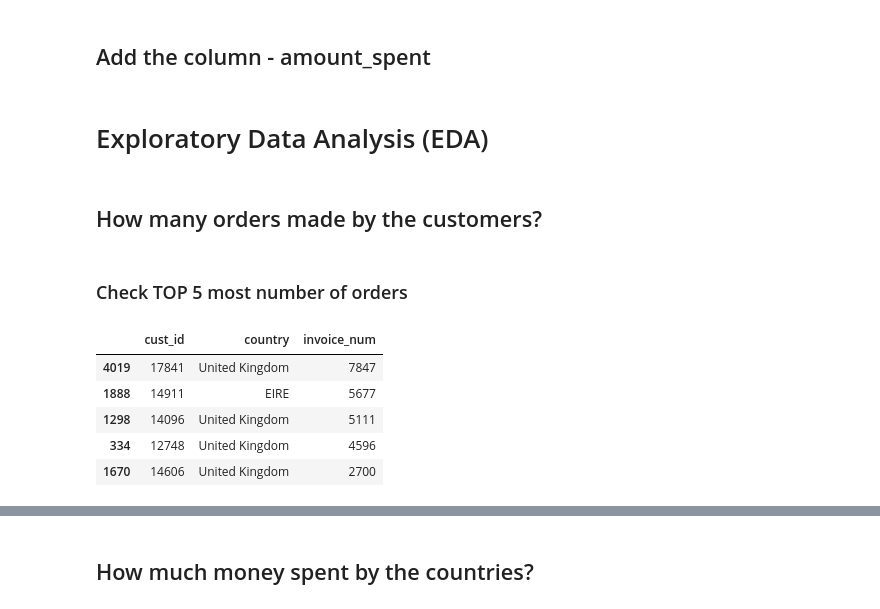
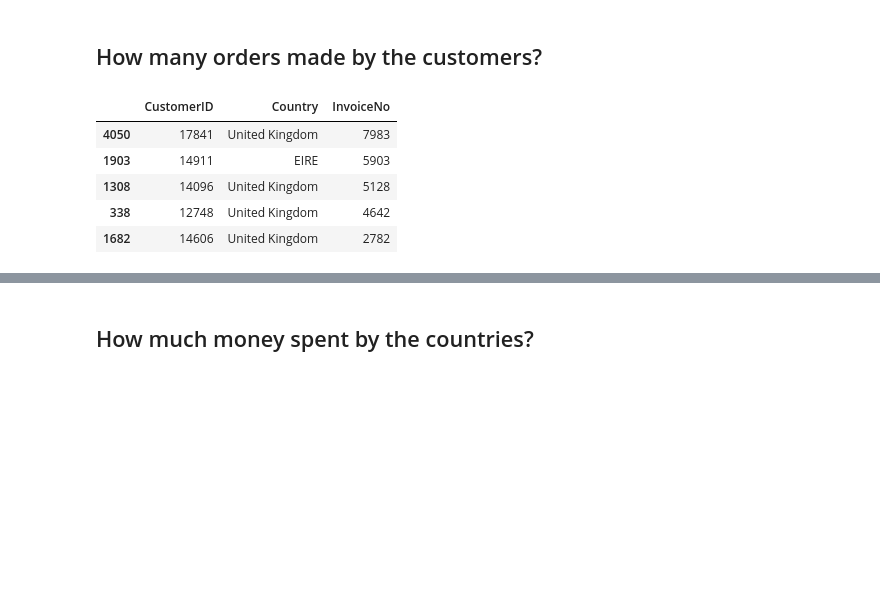
Before and after one commit to morkinskina/e-commerce-data-analysis, a Jupyter notebook: e-commerce-eda.ipynb, the cells around one changed output, grey strips where cells are left out. Drawn from its saved outputs; the diff is of its cells as text; code cells hidden in the pictures; blank space fills up the shorter version.

```diff
--- a/e-commerce-eda.ipynb
+++ b/e-commerce-eda.ipynb
@@ -171,8 +95,0 @@ df['invoice_date'].min(), df['invoice_date'].max()
-# %%
-df['year_month'] = df['invoice_date'].dt.to_period('M')
-df['week'] = df['invoice_date'].dt.week
-df['day'] = df['invoice_date'].dt.day
-df['weekday'] = df['invoice_date'].dt.day_name()
-df['hour'] = df['invoice_date'].dt.hour
-# %%
-df['year_month'] = df['year_month'].astype(str)
@@ -225,2 +95,0 @@ df.describe()
-# %%
-df = df[df.quantity > 0]
@@ -239,20 +96,13 @@ df.describe()
-# %% [markdown]
-## Add the column - amount_spent
-# %%
-df['amount_spent'] = df['quantity'] * df['unit_price']
-# %% [markdown]
-# Exploratory Data Analysis (EDA)
 # %% [markdown]
 ## How many orders made by the customers?
-# %% [markdown]
-### Check TOP 5 most number of orders
 # %%
-orders = df.groupby(by=['cust_id', 'country'], as_index=False)['invoice_num'].count()
-orders.sort_values(by='invoice_num', ascending=False).head()
+# top-5 по количеству заказов
+orders = df.groupby(by=['CustomerID', 'Country'], as_index=False)['InvoiceNo'].count()
+orders.sort_values(by='InvoiceNo', ascending=False).head()
 # %% [output]
-|  | cust_id | country | invoice_num |
-| 4019 | 17841 | United Kingdom | 7847 |
-| 1888 | 14911 | EIRE | 5677 |
-| 1298 | 14096 | United Kingdom | 5111 |
-| 334 | 12748 | United Kingdom | 4596 |
-| 1670 | 14606 | United Kingdom | 2700 |
+|  | CustomerID | Country | InvoiceNo |
+| 4050 | 17841 | United Kingdom | 7983 |
+| 1903 | 14911 | EIRE | 5903 |
+| 1308 | 14096 | United Kingdom | 5128 |
+| 338 | 12748 | United Kingdom | 4642 |
+| 1682 | 14606 | United Kingdom | 2782 |
```
Also changed, not shown: parts of 86 cells of this notebook, 2 other files.
